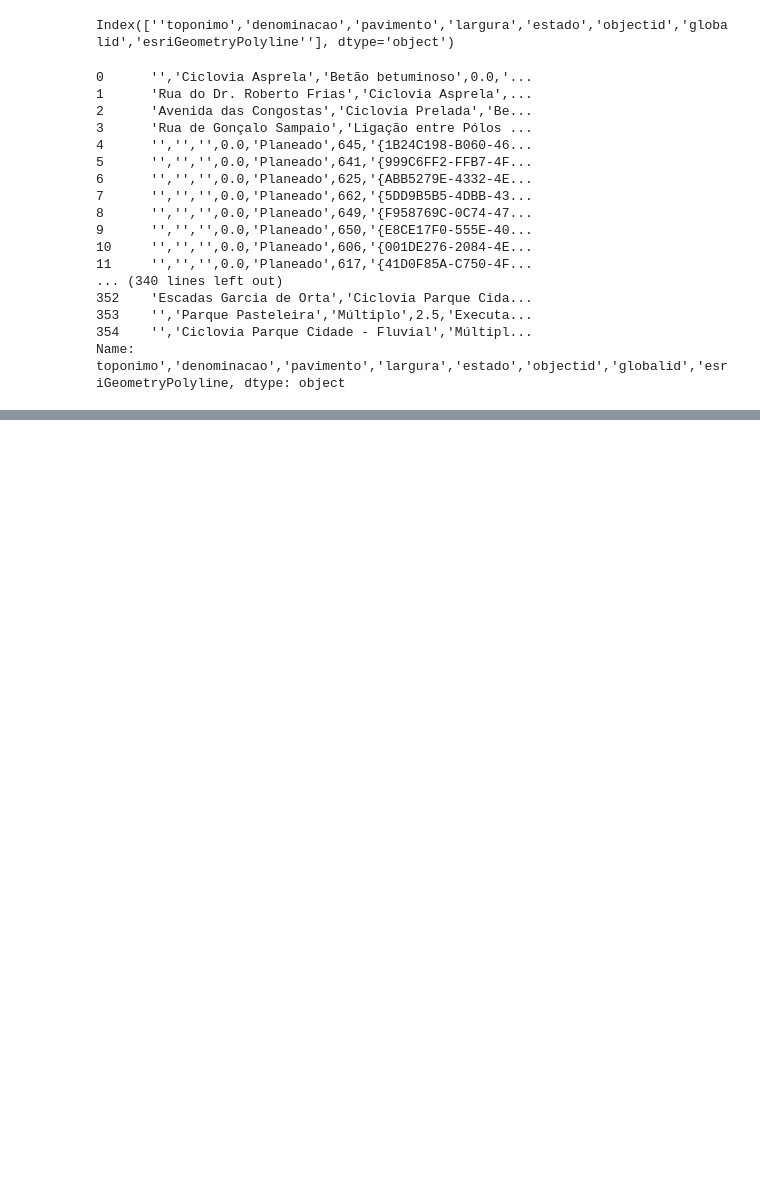
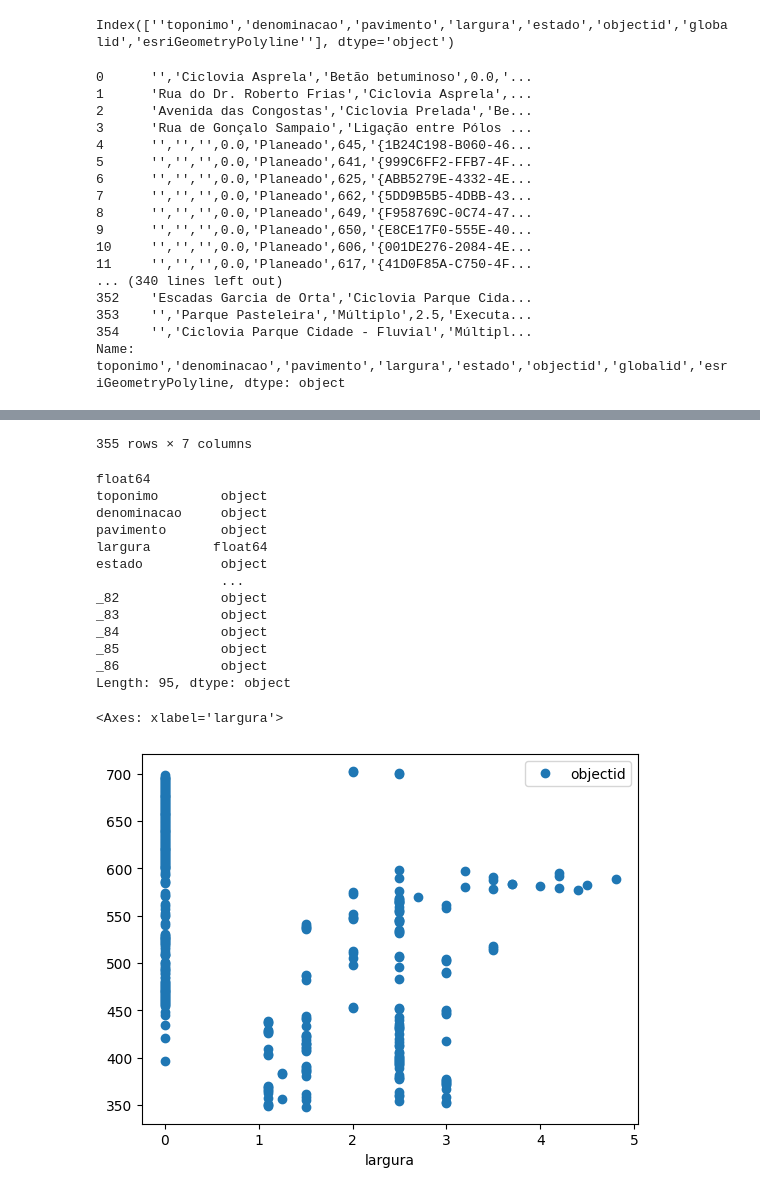
Before and after one commit to jotavare/hackacity-2023, a Jupyter notebook: source/example.ipynb, the cells around one changed output, grey strips where cells are left out. Saved outputs shown, nothing was run; the diff lists cells and outputs as text; code cells hidden in the pictures; blank space fills up the shorter version.

Commit message:
updated example.ipynb and added csv formated

```diff
--- a/source/example.ipynb
+++ b/source/example.ipynb
@@ -109,3 +97,37 @@ print(toponimo_column)
 353    '','Parque Pasteleira','Múltiplo',2.5,'Executa...
 354    '','Ciclovia Parque Cidade - Fluvial','Múltipl...
 Name: toponimo','denominacao','pavimento','largura','estado','objectid','globalid','esriGeometryPolyline, dtype: object
+# %%
+import pandas as pd
+
+# Assuming your CSV file is named 'data.csv'
+file_path = "../data/ext-ciclovias-formated.csv"
+
+# Read the CSV file into a pandas DataFrame
+data = pd.read_csv(file_path, sep=";", encoding="utf-8")
+
+# remove ' from title column
+data.columns = data.columns.str.strip("'")
+
+# remove ' from all values
+data = data.apply(lambda x: x.str.strip("'") if x.dtype == "object" else x)
+
+# turn all values to lower case
+data = data.apply(lambda x: x.str.lower() if x.dtype == "object" else x)
+
+# turn objectid to int
+data['objectid'] = data['objectid'].astype(int)
+
+# print more than one column toponimo','denominacao','pavimento','largura','estado','objectid','globalid','esriGeometryPolyline
+display(data[['toponimo', 'denominacao', 'pavimento',
+        'largura', 'estado', 'objectid', 'globalid']])
+
+# print data type from largura
+print(data['largura'].dtype)
+
+# print values types
+print(data.dtypes)
+
+# create a graph from data
+data.plot(x='largura', y='objectid', style='o')
+# %% [output]
@@ -111,0 +146,16 @@ Name: toponimo','denominacao','pavimento','largura','estado','objectid','globali
+355 rows × 7 columns
+float64
+toponimo        object
+denominacao     object
+pavimento       object
+largura        float64
+estado          object
+                ...
+_82             object
+_83             object
+_84             object
+_85             object
+_86             object
+Length: 95, dtype: object
+<Axes: xlabel='largura'>
+[figure, added]
```
Also changed, not shown: parts of 3 cells of this notebook, 1 other file.
